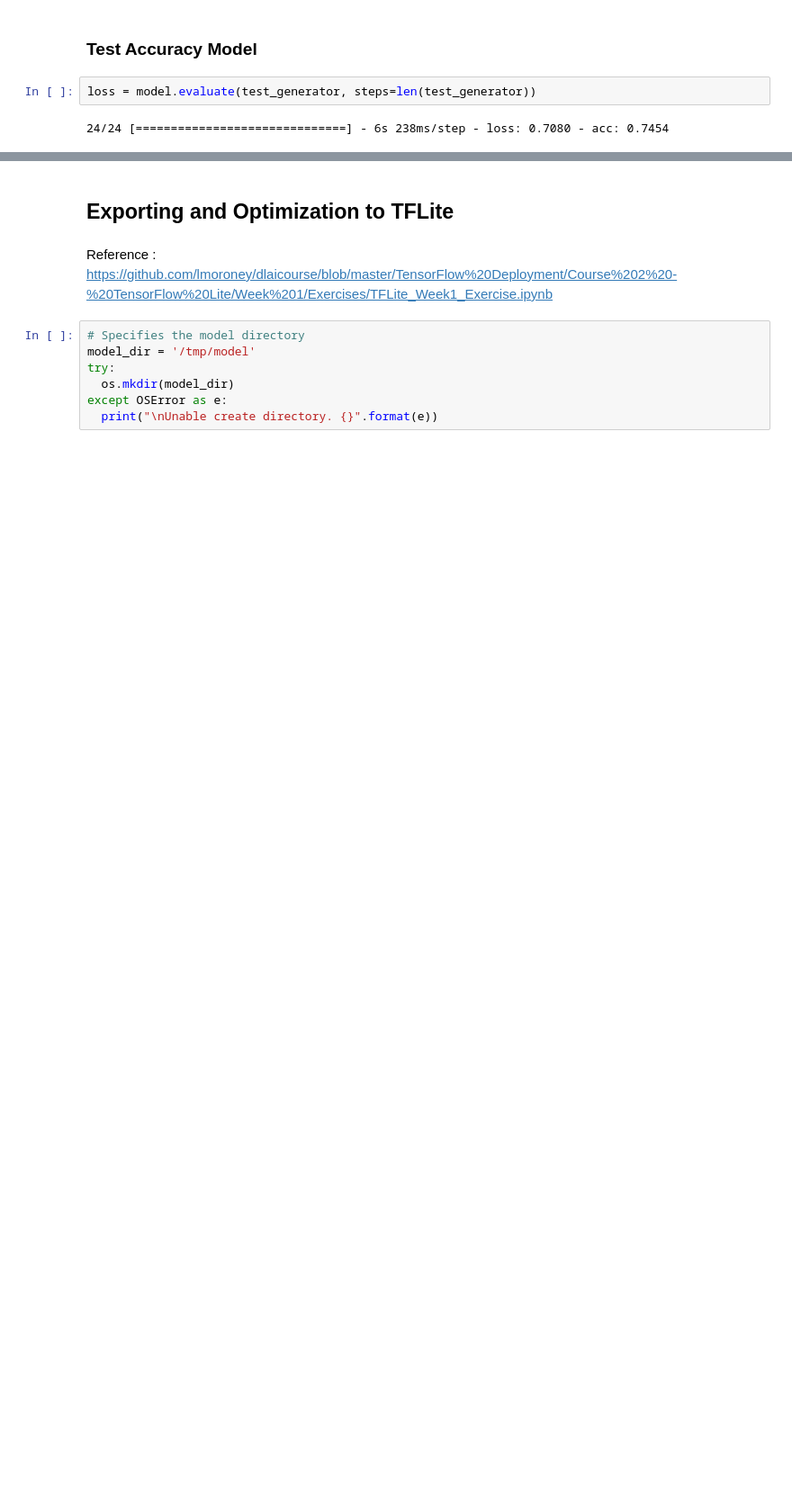
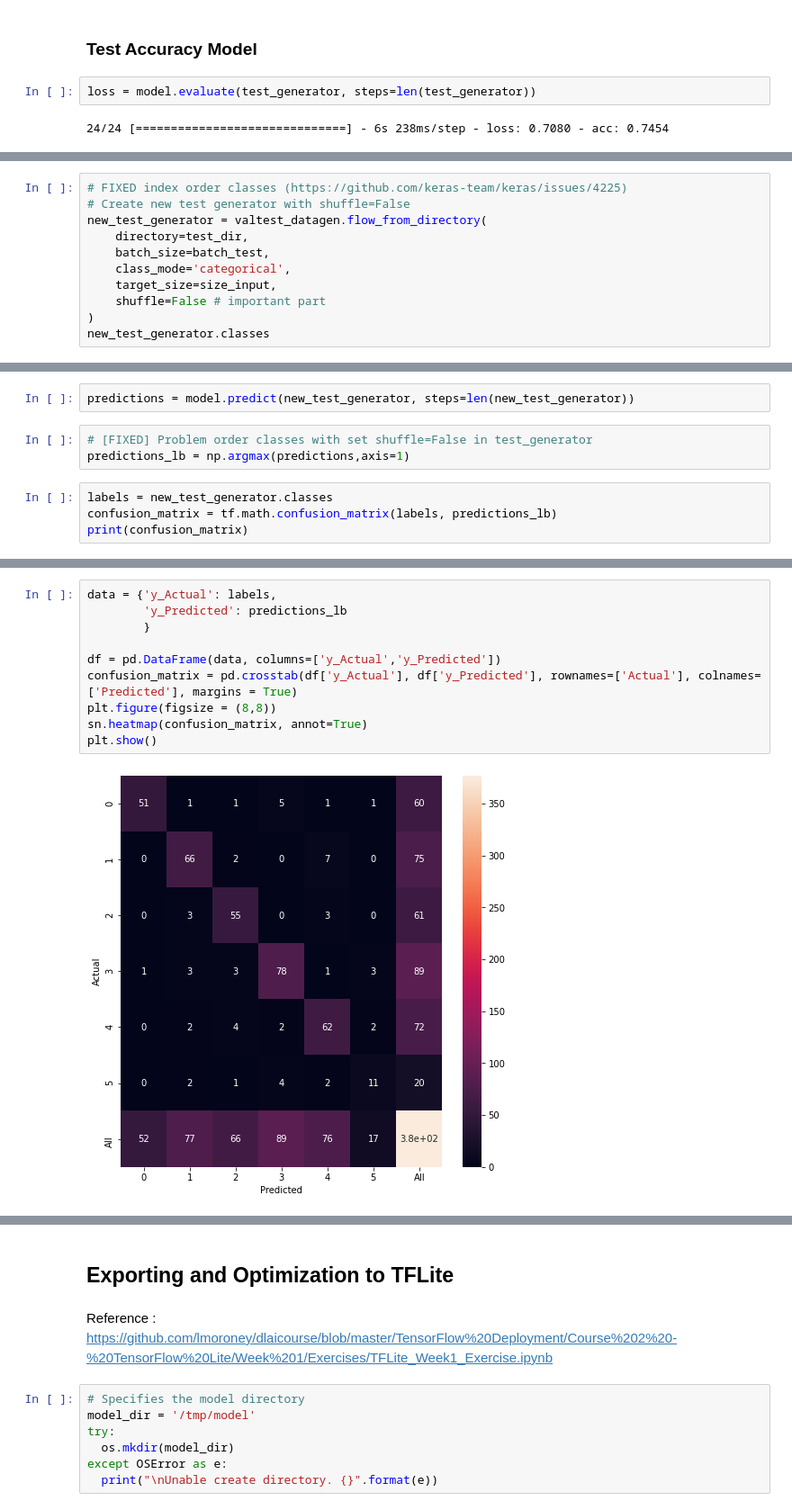
Before and after one commit to reevald/craftivity-data, a Jupyter notebook: model-maker.ipynb, the cells around one changed output, grey strips where cells are left out. Shown at 90% size. Drawn from its saved outputs; the diff is of its cells as text; blank space fills up the shorter version.

```diff
--- a/model-maker.ipynb
+++ b/model-maker.ipynb
@@ -393,0 +517,11 @@ loss = model.evaluate(test_generator, steps=len(test_generator))
+# %%
+# FIXED index order classes (https://github.com/keras-team/keras/issues/4225)
+# Create new test generator with shuffle=False
+new_test_generator = valtest_datagen.flow_from_directory(
+    directory=test_dir,
+    batch_size=batch_test,
+    class_mode='categorical',
+    target_size=size_input,
+    shuffle=False # important part
+)
+new_test_generator.classes
@@ -393,0 +548,9 @@ loss = model.evaluate(test_generator, steps=len(test_generator))
+# %%
+predictions = model.predict(new_test_generator, steps=len(new_test_generator))
+# %%
+# [FIXED] Problem order classes with set shuffle=False in test_generator
+predictions_lb = np.argmax(predictions,axis=1)
+# %%
+labels = new_test_generator.classes
+confusion_matrix = tf.math.confusion_matrix(labels, predictions_lb)
+print(confusion_matrix)
@@ -393,0 +565,12 @@ loss = model.evaluate(test_generator, steps=len(test_generator))
+# %%
+data = {'y_Actual': labels,
+        'y_Predicted': predictions_lb
+        }
+
+df = pd.DataFrame(data, columns=['y_Actual','y_Predicted'])
+confusion_matrix = pd.crosstab(df['y_Actual'], df['y_Predicted'], rownames=['Actual'], colnames=['Predicted'], margins = True)
+plt.figure(figsize = (8,8))
+sn.heatmap(confusion_matrix, annot=True)
+plt.show()
+# %% [output]
+[figure, added]
```
Also changed, not shown: parts of 47 cells of this notebook.
